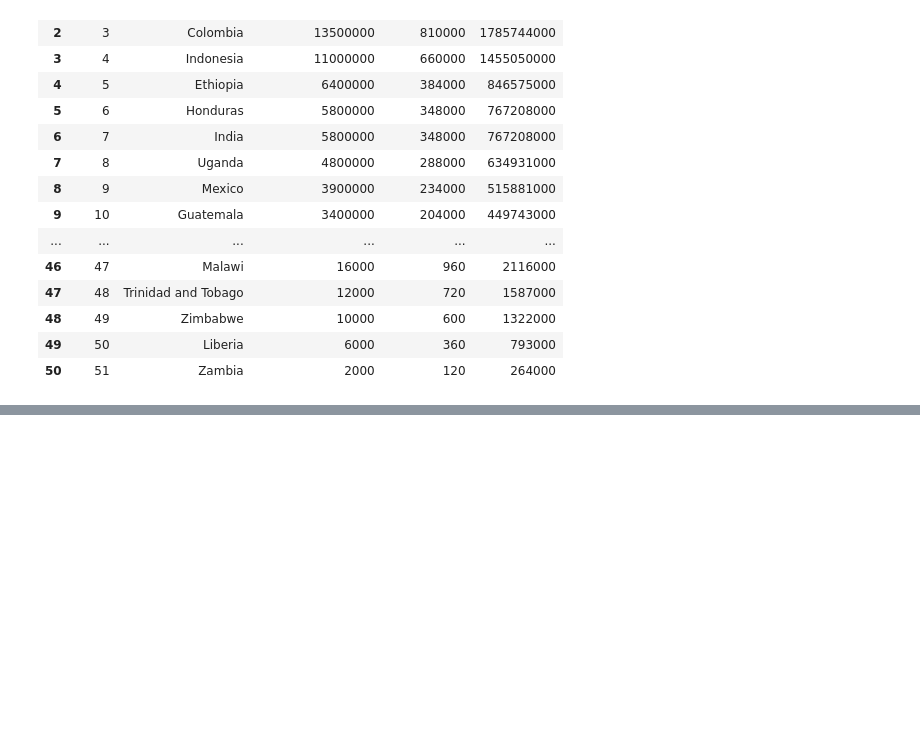
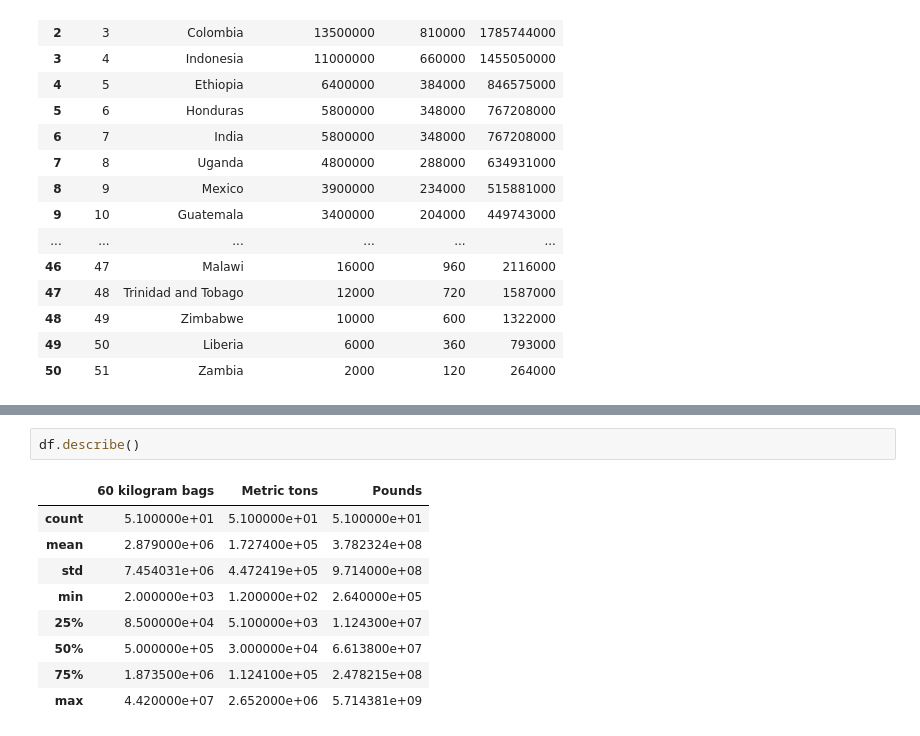
Before and after one commit to deepakgahlyan/data_science, a Jupyter notebook: projects/web scrapping and data cleaning .ipynb, the cells around one changed output, grey strips where cells are left out. Drawn from its saved outputs; the diff is of its cells as text; blank space fills up the shorter version.

```diff
--- a/projects/web scrapping and data cleaning .ipynb
+++ b/projects/web scrapping and data cleaning .ipynb
@@ -230,0 +243,12 @@ df.to_csv('list_cofeeprod_countries.csv')  # saving file in csv mode
+# %%
+df.describe()
+# %% [output]
+|  | 60 kilogram bags | Metric tons | Pounds |
+| count | 5.100000e+01 | 5.100000e+01 | 5.100000e+01 |
+| mean | 2.879000e+06 | 1.727400e+05 | 3.782324e+08 |
+| std | 7.454031e+06 | 4.472419e+05 | 9.714000e+08 |
+| min | 2.000000e+03 | 1.200000e+02 | 2.640000e+05 |
+| 25% | 8.500000e+04 | 5.100000e+03 | 1.124300e+07 |
+| 50% | 5.000000e+05 | 3.000000e+04 | 6.613800e+07 |
+| 75% | 1.873500e+06 | 1.124100e+05 | 2.478215e+08 |
+| max | 4.420000e+07 | 2.652000e+06 | 5.714381e+09 |
```
Also changed, not shown: parts of 6 cells of this notebook.
